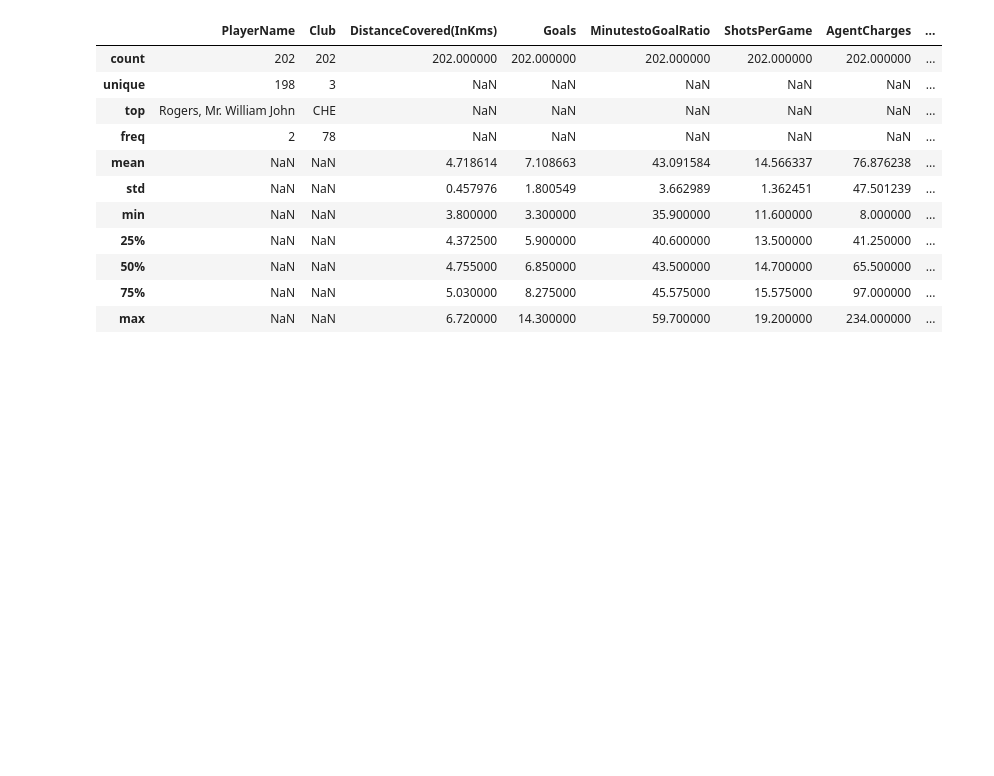
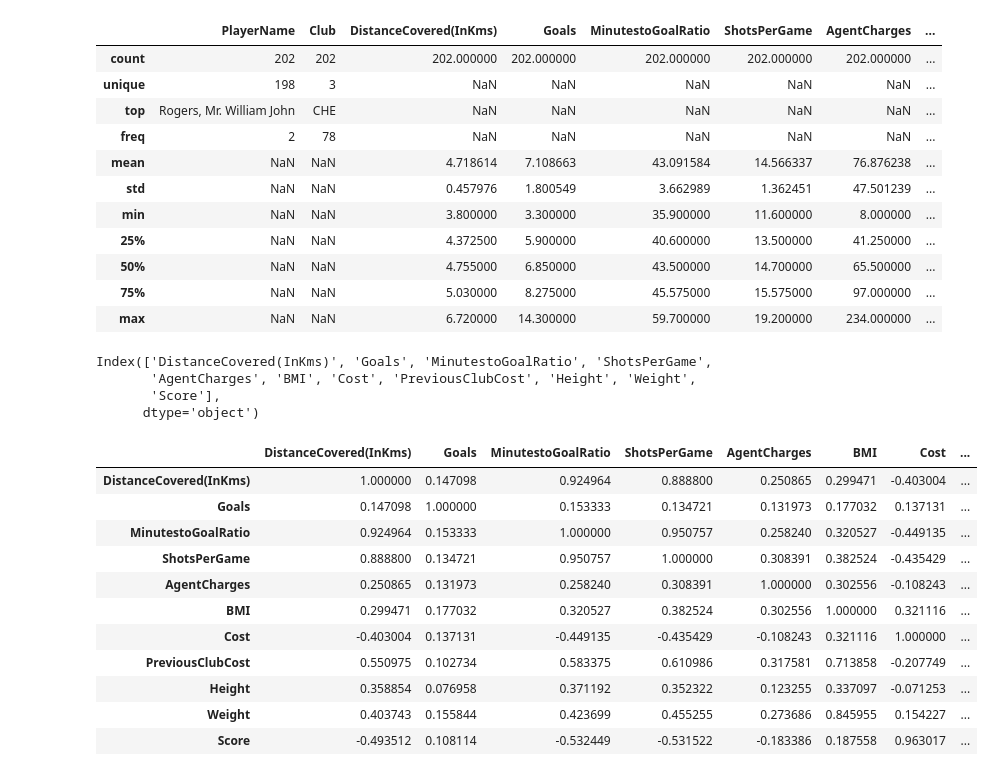
Before and after one commit to BernardoAguayoOrtega/linear-regression-model-project, a Jupyter notebook: regression.ipynb, the cells around one changed output. Cells and saved outputs as stored; diff of their text form; code cells hidden in the pictures; blank space fills up the shorter version.

```diff
--- a/regression.ipynb
+++ b/regression.ipynb
@@ -138,3 +138,27 @@ df.describe(include='all')
 | 50% | NaN | NaN | 4.755000 | 6.850000 | 43.500000 | 14.700000 | 65.500000 | ... |
 | 75% | NaN | NaN | 5.030000 | 8.275000 | 45.575000 | 15.575000 | 97.000000 | ... |
 | max | NaN | NaN | 6.720000 | 14.300000 | 59.700000 | 19.200000 | 234.000000 | ... |
+# %%
+num_cols = df.select_dtypes(include=np.number).columns
+
+num_cols
+# %% [output]
+Index(['DistanceCovered(InKms)', 'Goals', 'MinutestoGoalRatio', 'ShotsPerGame',
+       'AgentCharges', 'BMI', 'Cost', 'PreviousClubCost', 'Height', 'Weight',
+       'Score'],
+      dtype='object')
+# %%
+df[num_cols].corr()
+# %% [output]
+|  | DistanceCovered(InKms) | Goals | MinutestoGoalRatio | ShotsPerGame | AgentCharges | BMI | Cost | ... |
+| DistanceCovered(InKms) | 1.000000 | 0.147098 | 0.924964 | 0.888800 | 0.250865 | 0.299471 | -0.403004 | ... |
+| Goals | 0.147098 | 1.000000 | 0.153333 | 0.134721 | 0.131973 | 0.177032 | 0.137131 | ... |
+| MinutestoGoalRatio | 0.924964 | 0.153333 | 1.000000 | 0.950757 | 0.258240 | 0.320527 | -0.449135 | ... |
+| ShotsPerGame | 0.888800 | 0.134721 | 0.950757 | 1.000000 | 0.308391 | 0.382524 | -0.435429 | ... |
+| AgentCharges | 0.250865 | 0.131973 | 0.258240 | 0.308391 | 1.000000 | 0.302556 | -0.108243 | ... |
+| BMI | 0.299471 | 0.177032 | 0.320527 | 0.382524 | 0.302556 | 1.000000 | 0.321116 | ... |
+| Cost | -0.403004 | 0.137131 | -0.449135 | -0.435429 | -0.108243 | 0.321116 | 1.000000 | ... |
+| PreviousClubCost | 0.550975 | 0.102734 | 0.583375 | 0.610986 | 0.317581 | 0.713858 | -0.207749 | ... |
+| Height | 0.358854 | 0.076958 | 0.371192 | 0.352322 | 0.123255 | 0.337097 | -0.071253 | ... |
+| Weight | 0.403743 | 0.155844 | 0.423699 | 0.455255 | 0.273686 | 0.845955 | 0.154227 | ... |
+| Score | -0.493512 | 0.108114 | -0.532449 | -0.531522 | -0.183386 | 0.187558 | 0.963017 | ... |
```
Also changed, not shown: parts of 2 cells of this notebook.
